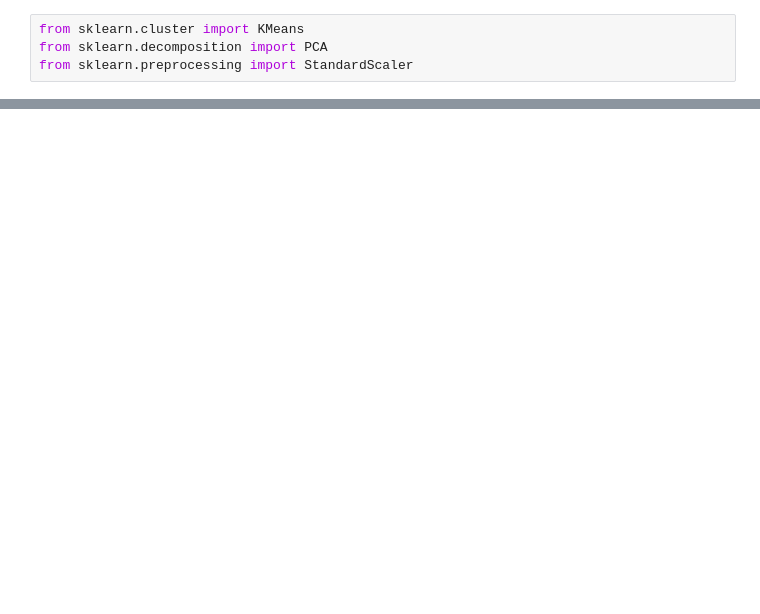
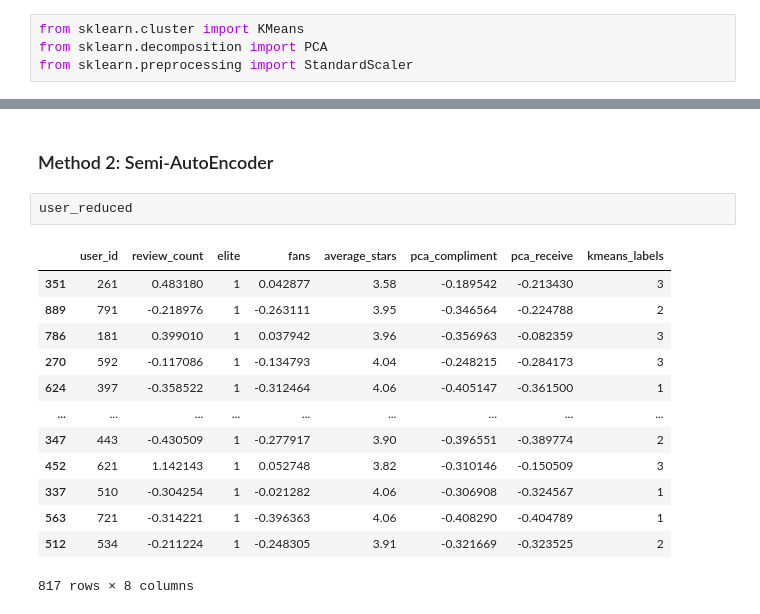
Before and after one commit to hanweny/YelpRecSYS, a Jupyter notebook: Baseline.ipynb, the cells around one changed output, grey strips where cells are left out. Drawn from its saved outputs; the diff is of its cells as text; blank space fills up the shorter version.

```diff
--- a/Baseline.ipynb
+++ b/Baseline.ipynb
@@ -307,0 +365,18 @@ Counter({0: 17642,
+# %% [markdown]
+### Method 2: Semi-AutoEncoder
+# %%
+user_reduced
+# %% [output]
+|  | user_id | review_count | elite | fans | average_stars | pca_compliment | pca_receive | kmeans_labels |
+| 351 | 261 | 0.483180 | 1 | 0.042877 | 3.58 | -0.189542 | -0.213430 | 3 |
+| 889 | 791 | -0.218976 | 1 | -0.263111 | 3.95 | -0.346564 | -0.224788 | 2 |
+| 786 | 181 | 0.399010 | 1 | 0.037942 | 3.96 | -0.356963 | -0.082359 | 3 |
+| 270 | 592 | -0.117086 | 1 | -0.134793 | 4.04 | -0.248215 | -0.284173 | 3 |
+| 624 | 397 | -0.358522 | 1 | -0.312464 | 4.06 | -0.405147 | -0.361500 | 1 |
+| ... | ... | ... | ... | ... | ... | ... | ... | ... |
+| 347 | 443 | -0.430509 | 1 | -0.277917 | 3.90 | -0.396551 | -0.389774 | 2 |
+| 452 | 621 | 1.142143 | 1 | 0.052748 | 3.82 | -0.310146 | -0.150509 | 3 |
+| 337 | 510 | -0.304254 | 1 | -0.021282 | 4.06 | -0.306908 | -0.324567 | 1 |
+| 563 | 721 | -0.314221 | 1 | -0.396363 | 4.06 | -0.408290 | -0.404789 | 1 |
+| 512 | 534 | -0.211224 | 1 | -0.248305 | 3.91 | -0.321669 | -0.323525 | 2 |
+817 rows × 8 columns
```
Also changed, not shown: parts of 83 cells of this notebook, 2 other files.
